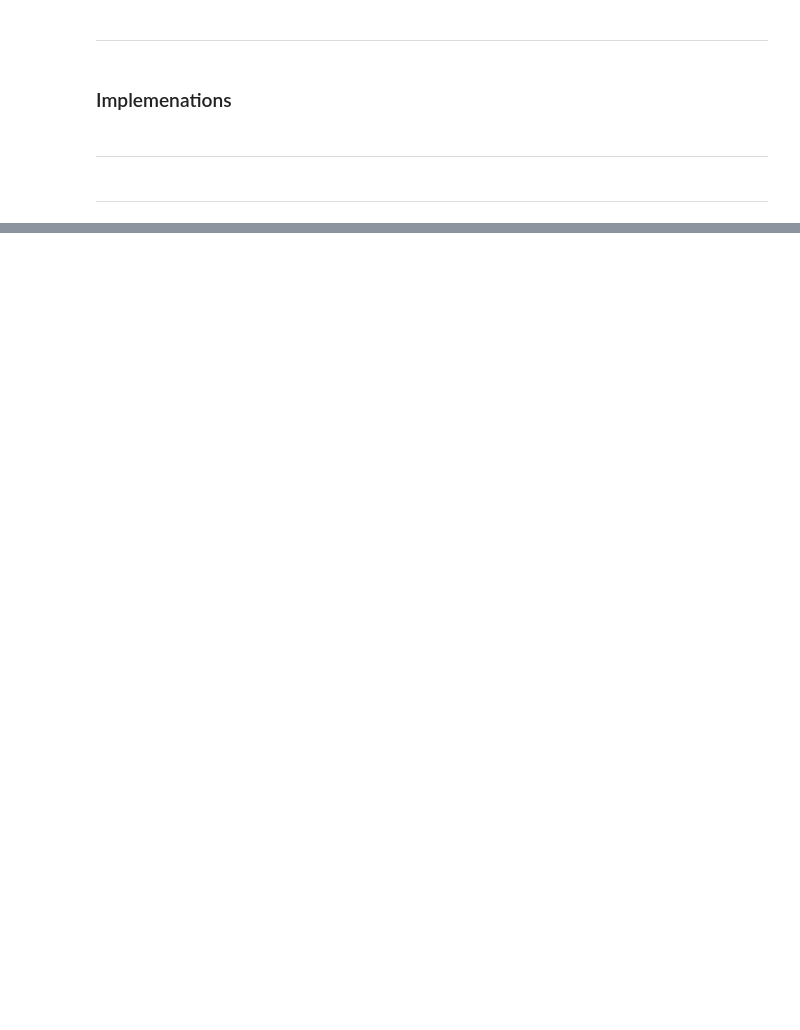
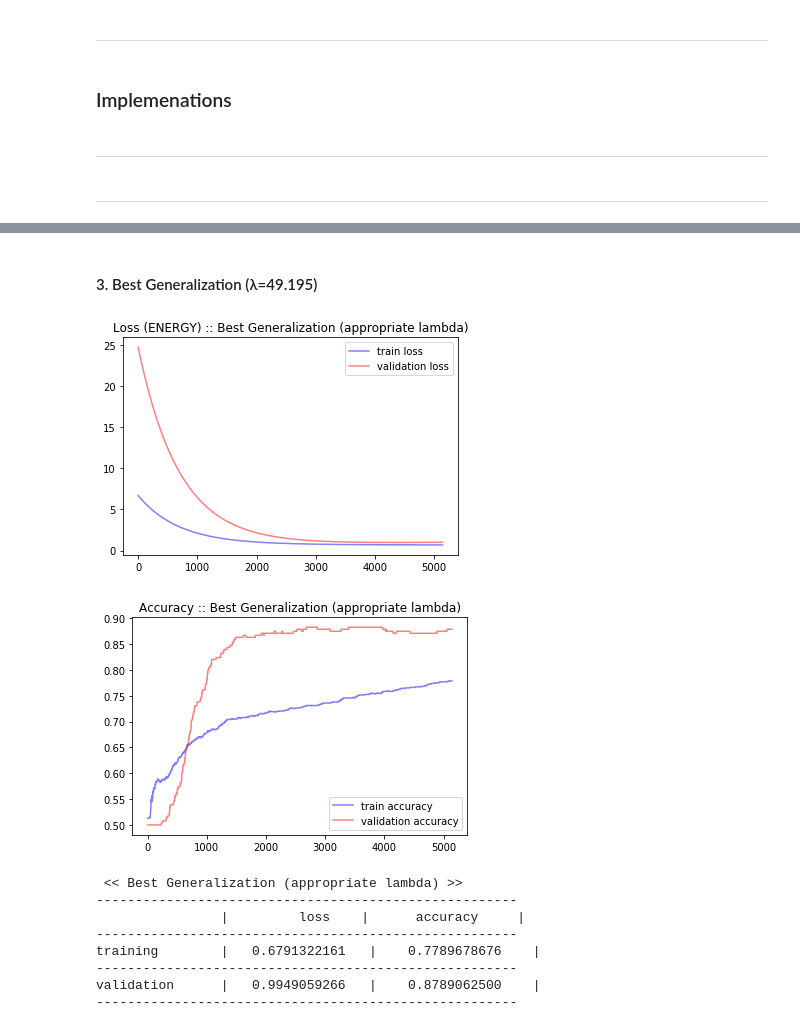
Before and after one commit to leesnhyun/2019.02.cau-MachineLearning, a Jupyter notebook: Assignment 06.ipynb, the cells around one changed output, grey strips where cells are left out. Drawn from its saved outputs; the diff is of its cells as text; code cells hidden in the pictures; blank space fills up the shorter version.

```diff
--- a/Assignment 06.ipynb
+++ b/Assignment 06.ipynb
@@ -406,2 +450,15 @@ def learn(title, learning_rate=0.015, regular_weight=49.195):
+# %% [markdown]
+#### 3. Best Generalization (λ=49.195)
 # %%
-learn(title="Sigmoid", learning_rate=0.015, regular_weight=49.195)
+learn(title="Best Generalization (appropriate lambda)", learning_rate=0.015, regular_weight=49.195)
+# %% [output]
+[figure, added]
+[figure, added]
+ << Best Generalization (appropriate lambda) >>
+------------------------------------------------------
+                |         loss    |      accuracy     |
+------------------------------------------------------
+training        |   0.6791322161   |    0.7789678676    |
+------------------------------------------------------
+validation      |   0.9949059266   |    0.8789062500    |
+------------------------------------------------------
```
Also changed, not shown: parts of 8 cells of this notebook.
